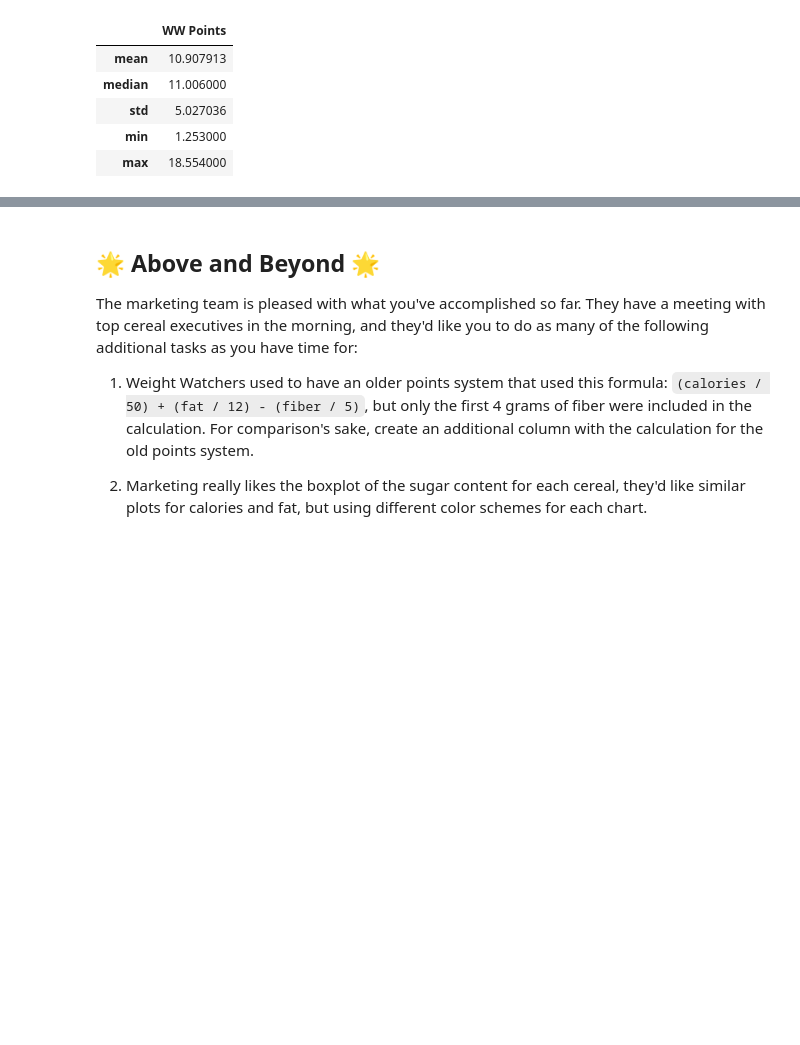
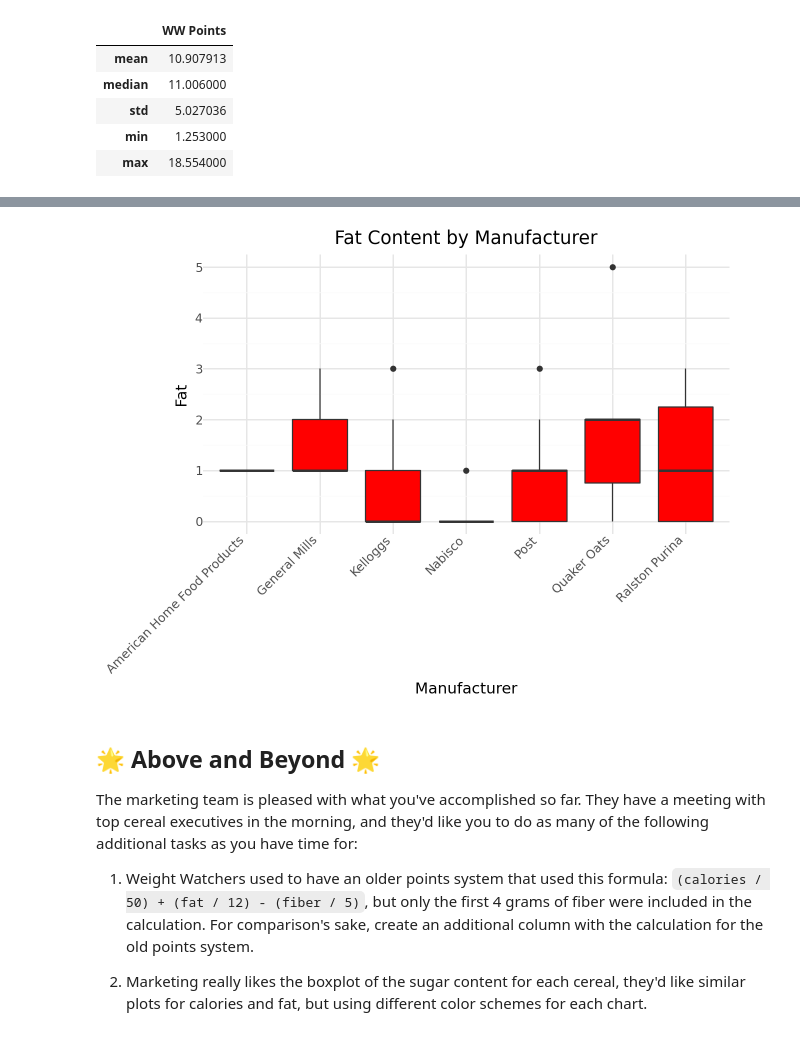
Before and after one commit to tuckertrostbyui/cs210-projects, a Jupyter notebook: notebooks/Exploration_02.ipynb, the cells around one changed output, grey strips where cells are left out. Drawn from its saved outputs; the diff is of its cells as text; code cells hidden in the pictures; blank space fills up the shorter version.

```diff
--- a/notebooks/Exploration_02.ipynb
+++ b/notebooks/Exploration_02.ipynb
@@ -212,3 +233,23 @@ kelloggs.agg({
+# %%
+fat_box = (
+    ggplot(cereal, aes(x='mfr', y='fat')) +
+    geom_boxplot( fill='red') +
+    theme_minimal() +
+    theme(
+        axis_text_x=element_text(angle=45, hjust=1),
+        legend_position = 'none'
+        )+
+
+    labs(
+        title="Fat Content by Manufacturer",
+        x="Manufacturer",
+        y="Fat"
+    )
+)
+
+fat_box
+# %% [output]
+[figure, added]
 # %% [markdown]
 ## 🌟 Above and Beyond 🌟
 
```
Also changed, not shown: parts of 2 cells of this notebook.
